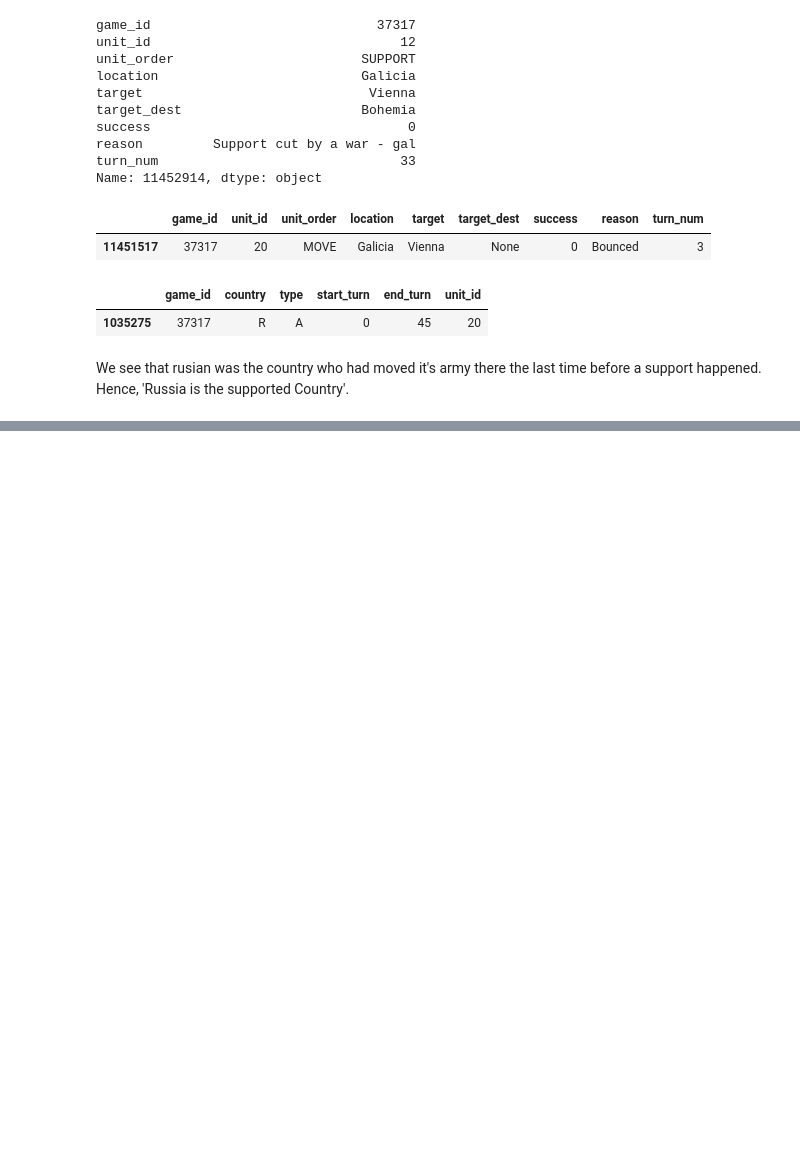
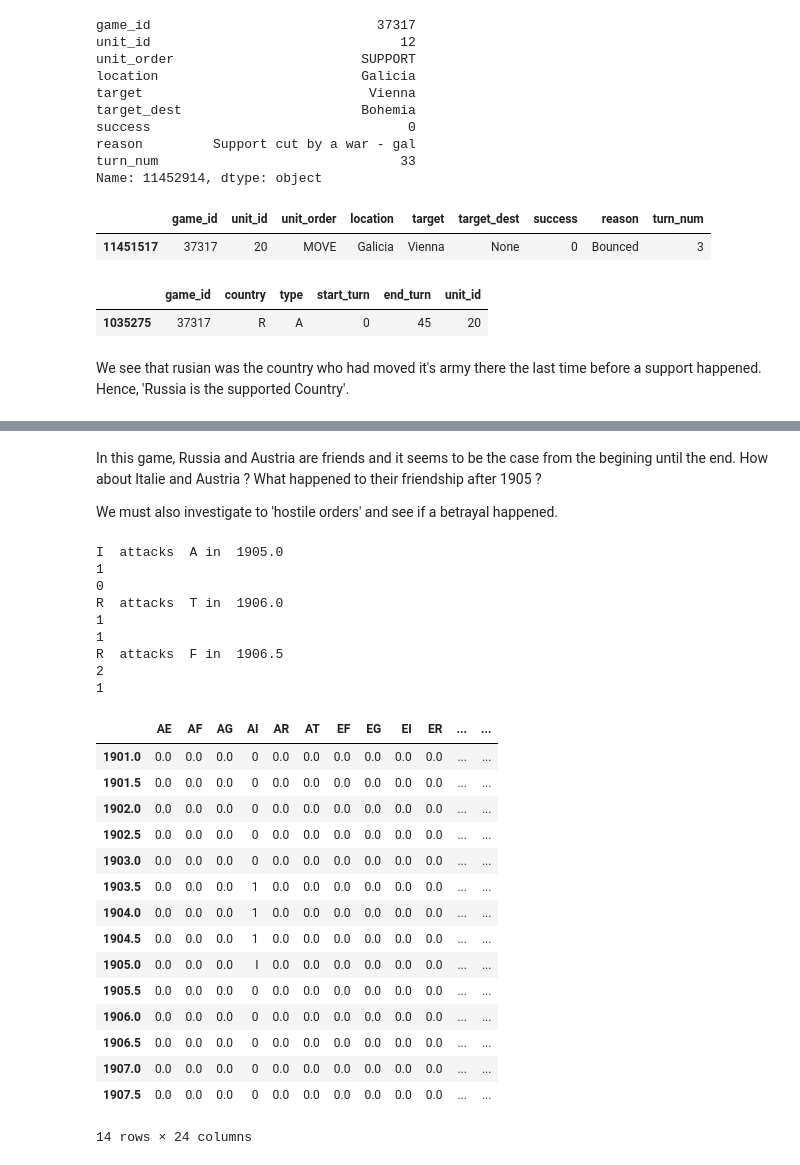
Before and after one commit to epfl-ada/ada-2020-project-milestone-p3-p3_chic, a Jupyter notebook: p4.ipynb, the cells around one changed output, grey strips where cells are left out. Saved outputs shown, nothing was run; the diff lists cells and outputs as text; code cells hidden in the pictures; blank space fills up the shorter version.

```diff
--- a/p4.ipynb
+++ b/p4.ipynb
@@ -203,0 +369,47 @@ We are looking at all **orders** with **unit_order** that is **MOVE** where the
+# %% [markdown]
+In this game, Russia and Austria are friends and it seems to be the case from the begining until the end. How about Italie and Austria ? What happened to their friendship after 1905 ?
+
+We must also investigate to 'hostile orders' and see if a betrayal happened.
+# %%
+for i, o in hostile_orders.iterrows():
+    x = o.country
+    y = o.target_country
+    code = get_countries_code(x,y)
+    if friendships.loc[o.year, code]:
+        # that means a betrayal have happened !
+        # we must just verify that another hostile action happened after this
+        query1 = hostile_orders.query("year >= {} & country == '{}' & target_country == '{}' ".format(o.year, x, y))
+        query2 = hostile_orders.query("year >= {} & country == '{}' & target_country == '{}' ".format(o.year, y, x))
+
+        friendships.loc[o.year, code] = x
+        friendships.loc[o.year+0.5:, code] = 0
+        print(x, " attacks ", y, "in ", o.year)
+        print(len(query1))
+        print(len(query2))
+friendships
+# %% [output]
+I  attacks  A in  1905.0
+1
+0
+R  attacks  T in  1906.0
+1
+1
+R  attacks  F in  1906.5
+2
+1
+|  | AE | AF | AG | AI | AR | AT | EF | EG | EI | ER | ... | ... |
+| 1901.0 | 0.0 | 0.0 | 0.0 | 0 | 0.0 | 0.0 | 0.0 | 0.0 | 0.0 | 0.0 | ... | ... |
+| 1901.5 | 0.0 | 0.0 | 0.0 | 0 | 0.0 | 0.0 | 0.0 | 0.0 | 0.0 | 0.0 | ... | ... |
+| 1902.0 | 0.0 | 0.0 | 0.0 | 0 | 0.0 | 0.0 | 0.0 | 0.0 | 0.0 | 0.0 | ... | ... |
+| 1902.5 | 0.0 | 0.0 | 0.0 | 0 | 0.0 | 0.0 | 0.0 | 0.0 | 0.0 | 0.0 | ... | ... |
+| 1903.0 | 0.0 | 0.0 | 0.0 | 0 | 0.0 | 0.0 | 0.0 | 0.0 | 0.0 | 0.0 | ... | ... |
+| 1903.5 | 0.0 | 0.0 | 0.0 | 1 | 0.0 | 0.0 | 0.0 | 0.0 | 0.0 | 0.0 | ... | ... |
+| 1904.0 | 0.0 | 0.0 | 0.0 | 1 | 0.0 | 0.0 | 0.0 | 0.0 | 0.0 | 0.0 | ... | ... |
+| 1904.5 | 0.0 | 0.0 | 0.0 | 1 | 0.0 | 0.0 | 0.0 | 0.0 | 0.0 | 0.0 | ... | ... |
+| 1905.0 | 0.0 | 0.0 | 0.0 | I | 0.0 | 0.0 | 0.0 | 0.0 | 0.0 | 0.0 | ... | ... |
+| 1905.5 | 0.0 | 0.0 | 0.0 | 0 | 0.0 | 0.0 | 0.0 | 0.0 | 0.0 | 0.0 | ... | ... |
+| 1906.0 | 0.0 | 0.0 | 0.0 | 0 | 0.0 | 0.0 | 0.0 | 0.0 | 0.0 | 0.0 | ... | ... |
+| 1906.5 | 0.0 | 0.0 | 0.0 | 0 | 0.0 | 0.0 | 0.0 | 0.0 | 0.0 | 0.0 | ... | ... |
+| 1907.0 | 0.0 | 0.0 | 0.0 | 0 | 0.0 | 0.0 | 0.0 | 0.0 | 0.0 | 0.0 | ... | ... |
+| 1907.5 | 0.0 | 0.0 | 0.0 | 0 | 0.0 | 0.0 | 0.0 | 0.0 | 0.0 | 0.0 | ... | ... |
+14 rows × 24 columns
```
Also changed, not shown: parts of 29 cells of this notebook, 1 other file.
